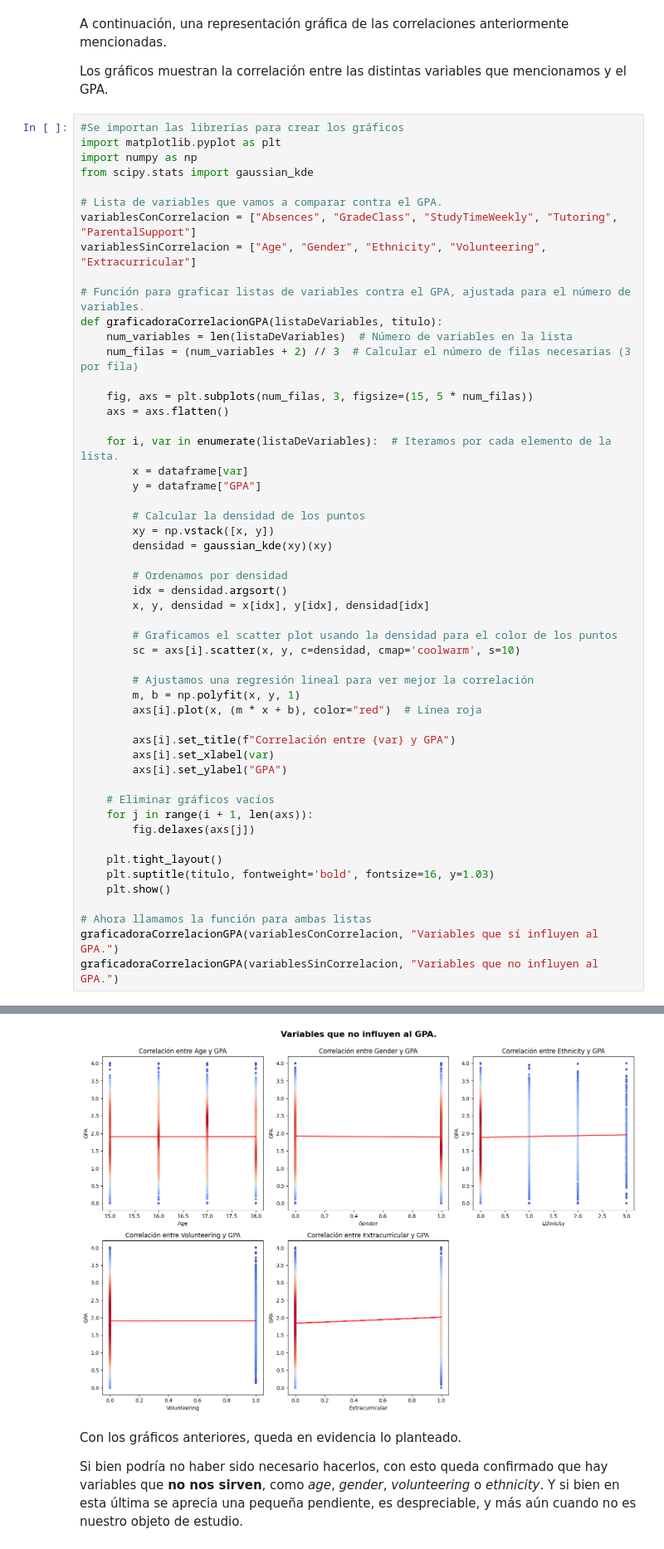
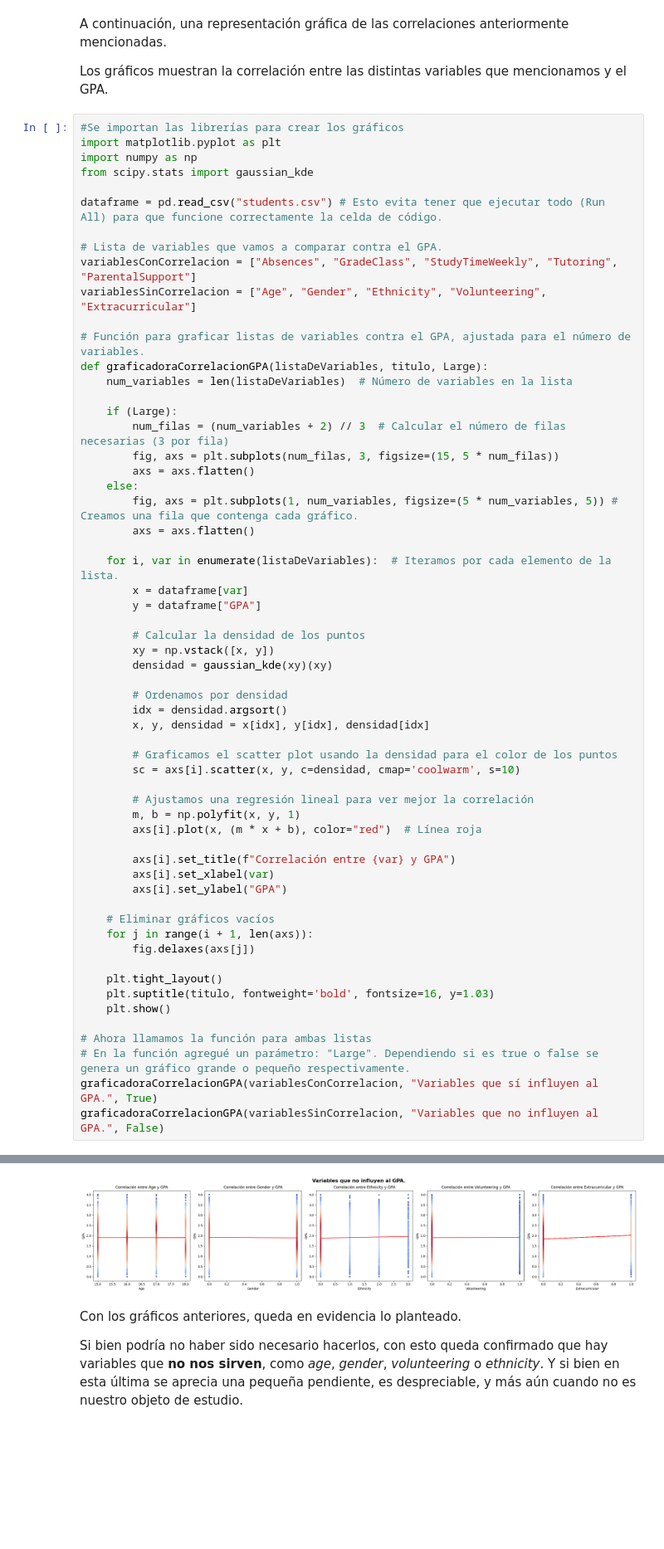
Before and after one commit to Juanalgo1/Alvarez-Maidana, a Jupyter notebook: Alvarez-Maidana.ipynb, the cells around one changed output, grey strips where cells are left out. Shown: that part at 83% size. Cells and saved outputs as stored; diff of their text form; blank space fills up the shorter version.

```diff
--- a/Alvarez-Maidana.ipynb
+++ b/Alvarez-Maidana.ipynb
@@ -113,17 +138,23 @@ import matplotlib.pyplot as plt
 import numpy as np
 from scipy.stats import gaussian_kde
 
+dataframe = pd.read_csv("students.csv") # Esto evita tener que ejecutar todo (Run All) para que funcione correctamente la celda de código.
+
 # Lista de variables que vamos a comparar contra el GPA.
 variablesConCorrelacion = ["Absences", "GradeClass", "StudyTimeWeekly", "Tutoring", "ParentalSupport"]
 variablesSinCorrelacion = ["Age", "Gender", "Ethnicity", "Volunteering", "Extracurricular"]
 
 # Función para graficar listas de variables contra el GPA, ajustada para el número de variables.
-def graficadoraCorrelacionGPA(listaDeVariables, titulo):
+def graficadoraCorrelacionGPA(listaDeVariables, titulo, Large):
     num_variables = len(listaDeVariables)  # Número de variables en la lista
-    num_filas = (num_variables + 2) // 3  # Calcular el número de filas necesarias (3 por fila)
 
-    fig, axs = plt.subplots(num_filas, 3, figsize=(15, 5 * num_filas))
-    axs = axs.flatten()
+    if (Large):
+        num_filas = (num_variables + 2) // 3  # Calcular el número de filas necesarias (3 por fila)
+        fig, axs = plt.subplots(num_filas, 3, figsize=(15, 5 * num_filas))
+        axs = axs.flatten()
+    else:
+        fig, axs = plt.subplots(1, num_variables, figsize=(5 * num_variables, 5)) # Creamos una fila que contenga cada gráfico.
+        axs = axs.flatten()
 
     for i, var in enumerate(listaDeVariables):  # Iteramos por cada elemento de la lista.
         x = dataframe[var]
@@ -132,36 +163,37 @@ def graficadoraCorrelacionGPA(listaDeVariables, titulo):
         # Calcular la densidad de los puntos
         xy = np.vstack([x, y])
         densidad = gaussian_kde(xy)(xy)
 
         # Ordenamos por densidad
         idx = densidad.argsort()
         x, y, densidad = x[idx], y[idx], densidad[idx]
 
         # Graficamos el scatter plot usando la densidad para el color de los puntos
         sc = axs[i].scatter(x, y, c=densidad, cmap='coolwarm', s=10)
 
         # Ajustamos una regresión lineal para ver mejor la correlación
         m, b = np.polyfit(x, y, 1)
         axs[i].plot(x, (m * x + b), color="red")  # Línea roja
 
         axs[i].set_title(f"Correlación entre {var} y GPA")
         axs[i].set_xlabel(var)
         axs[i].set_ylabel("GPA")
 
     # Eliminar gráficos vacíos
     for j in range(i + 1, len(axs)):
         fig.delaxes(axs[j])
 
     plt.tight_layout()
     plt.suptitle(titulo, fontweight='bold', fontsize=16, y=1.03)
     plt.show()
 
 # Ahora llamamos la función para ambas listas
-graficadoraCorrelacionGPA(variablesConCorrelacion, "Variables que sí influyen al GPA.")
-graficadoraCorrelacionGPA(variablesSinCorrelacion, "Variables que no influyen al GPA.")
+# En la función agregué un parámetro: "Large". Dependiendo si es true o false se genera un gráfico grande o pequeño respectivamente.
+graficadoraCorrelacionGPA(variablesConCorrelacion, "Variables que sí influyen al GPA.", True)
+graficadoraCorrelacionGPA(variablesSinCorrelacion, "Variables que no influyen al GPA.", False)
 # %% [output]
 [figure]
-[figure, old version]
+[figure, new version]
 # %% [markdown]
 Con los gráficos anteriores, queda en evidencia lo planteado.
 
```
Also changed, not shown: parts of 7 cells of this notebook.
